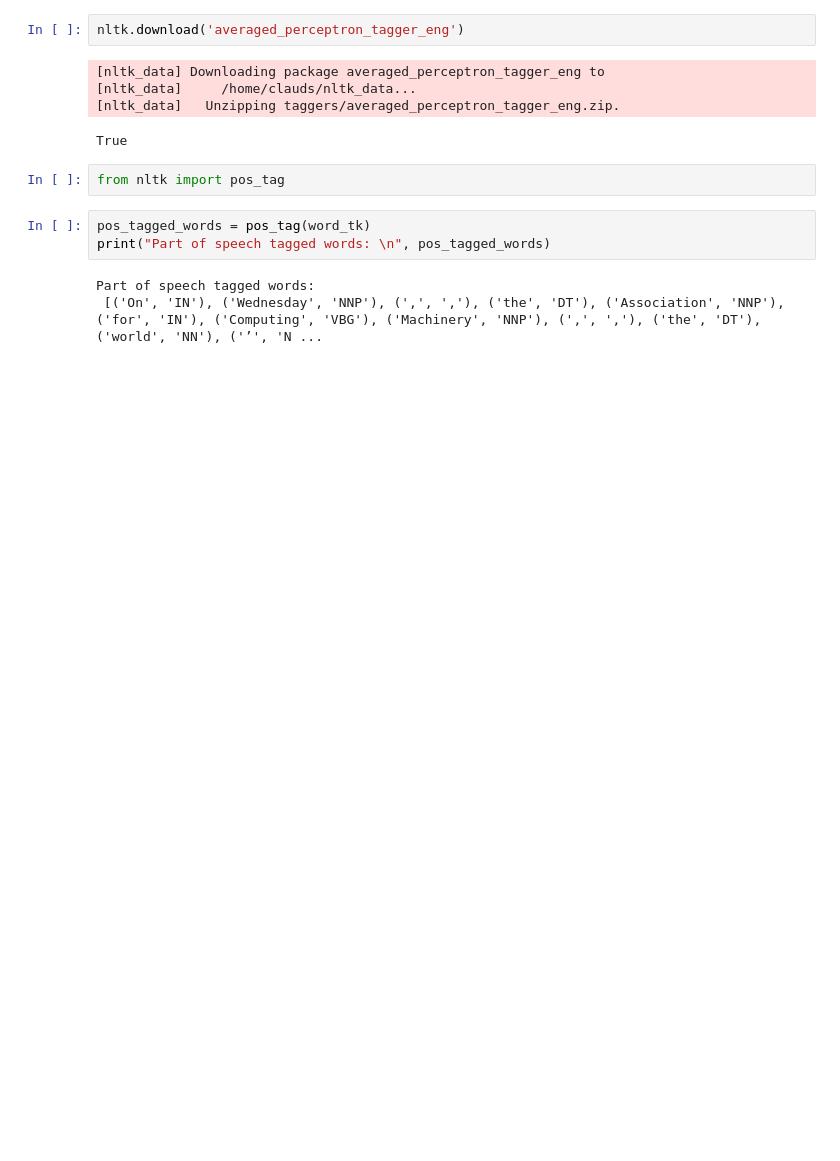
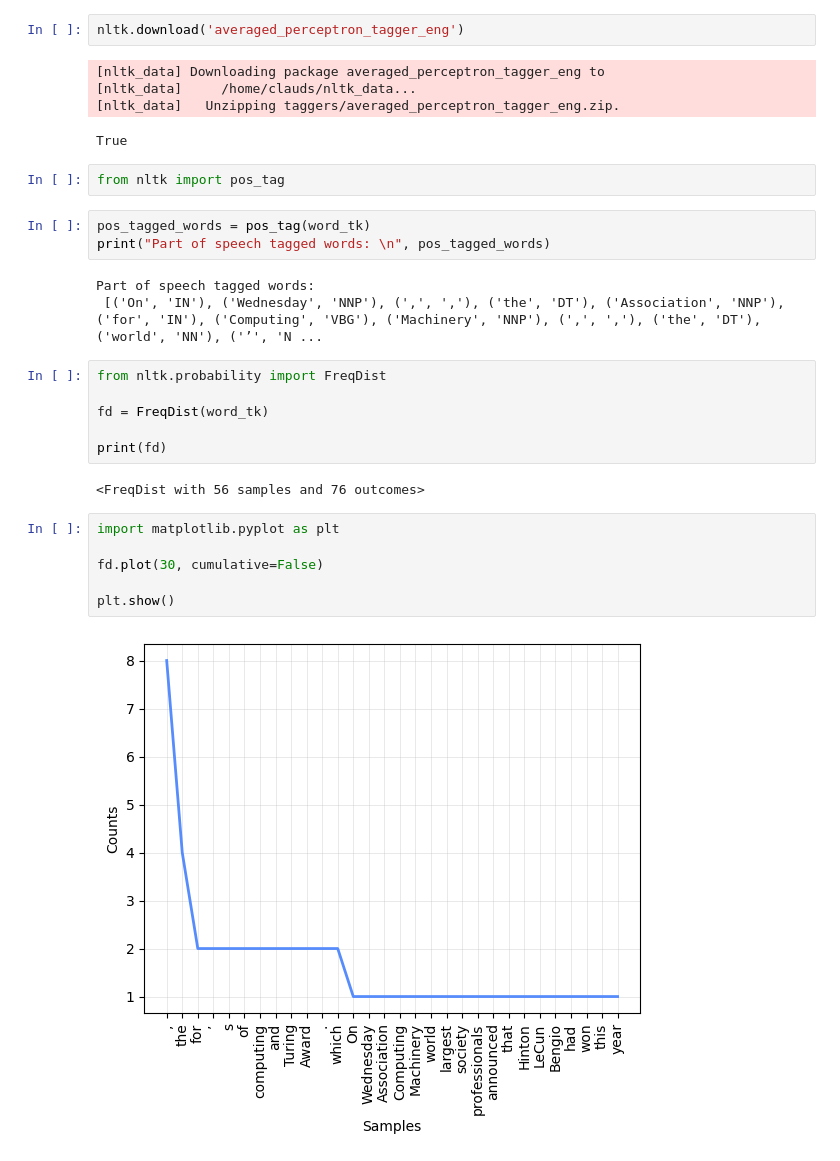
Before and after one commit to MaryWagura/python_for_data_science_machine_learning_part2, a Jupyter notebook: notebooks/06_03_b.ipynb, the cells around one changed output. Cells and saved outputs as stored; diff of their text form; blank space fills up the shorter version.

Commit message:
speech tagging & visualize

```diff
--- a/notebooks/06_03_b.ipynb
+++ b/notebooks/06_03_b.ipynb
@@ -116,3 +116,19 @@ print("Part of speech tagged words: \n", pos_tagged_words)
 # %% [output]
 Part of speech tagged words:
  [('On', 'IN'), ('Wednesday', 'NNP'), (',', ','), ('the', 'DT'), ('Association', 'NNP'), ('for', 'IN'), ('Computing', 'VBG'), ('Machinery', 'NNP'), (',', ','), ('the', 'DT'), ('world', 'NN'), ('’', 'N ...
+# %%
+from nltk.probability import FreqDist
+
+fd = FreqDist(word_tk)
+
+print(fd)
+# %% [output]
+<FreqDist with 56 samples and 76 outcomes>
+# %%
+import matplotlib.pyplot as plt
+
+fd.plot(30, cumulative=False)
+
+plt.show()
+# %% [output]
+[figure, added]
```
